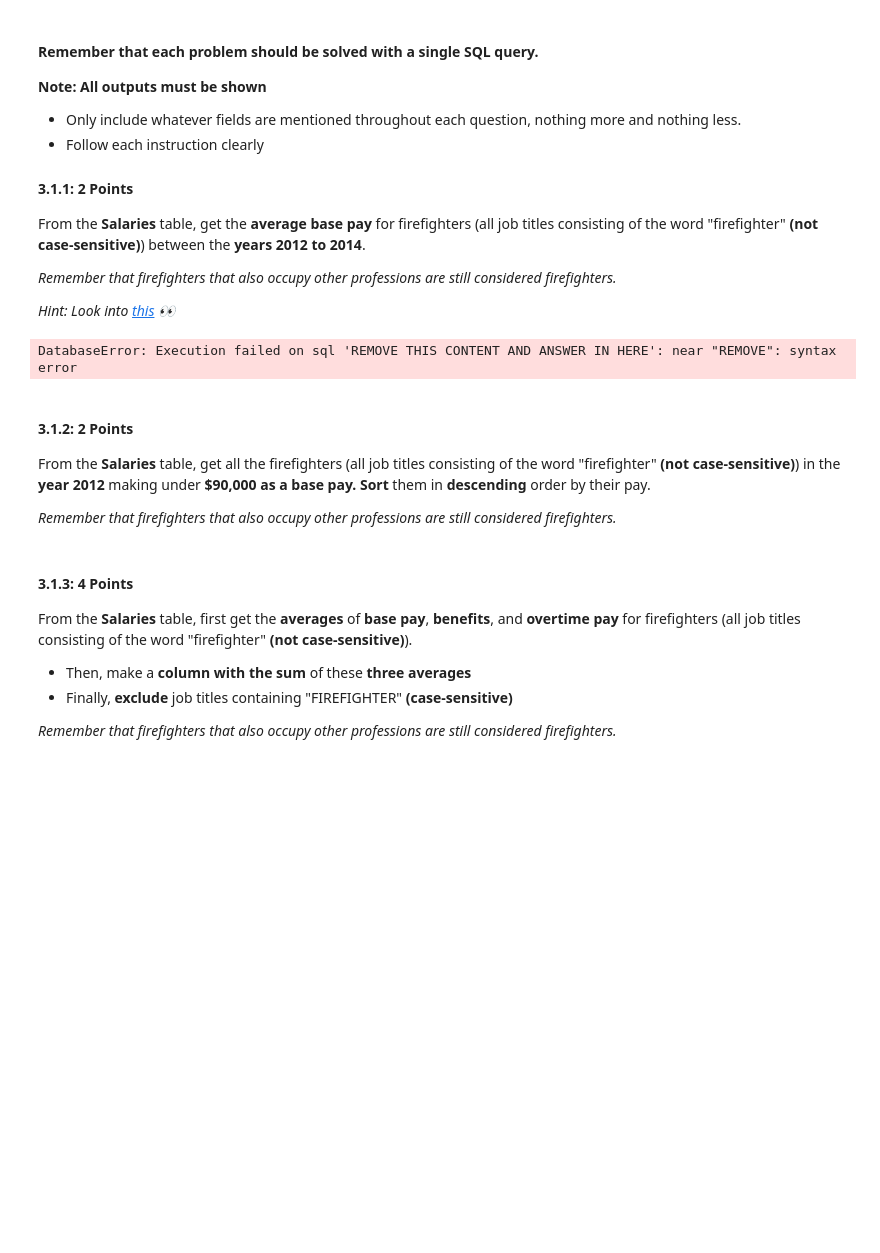
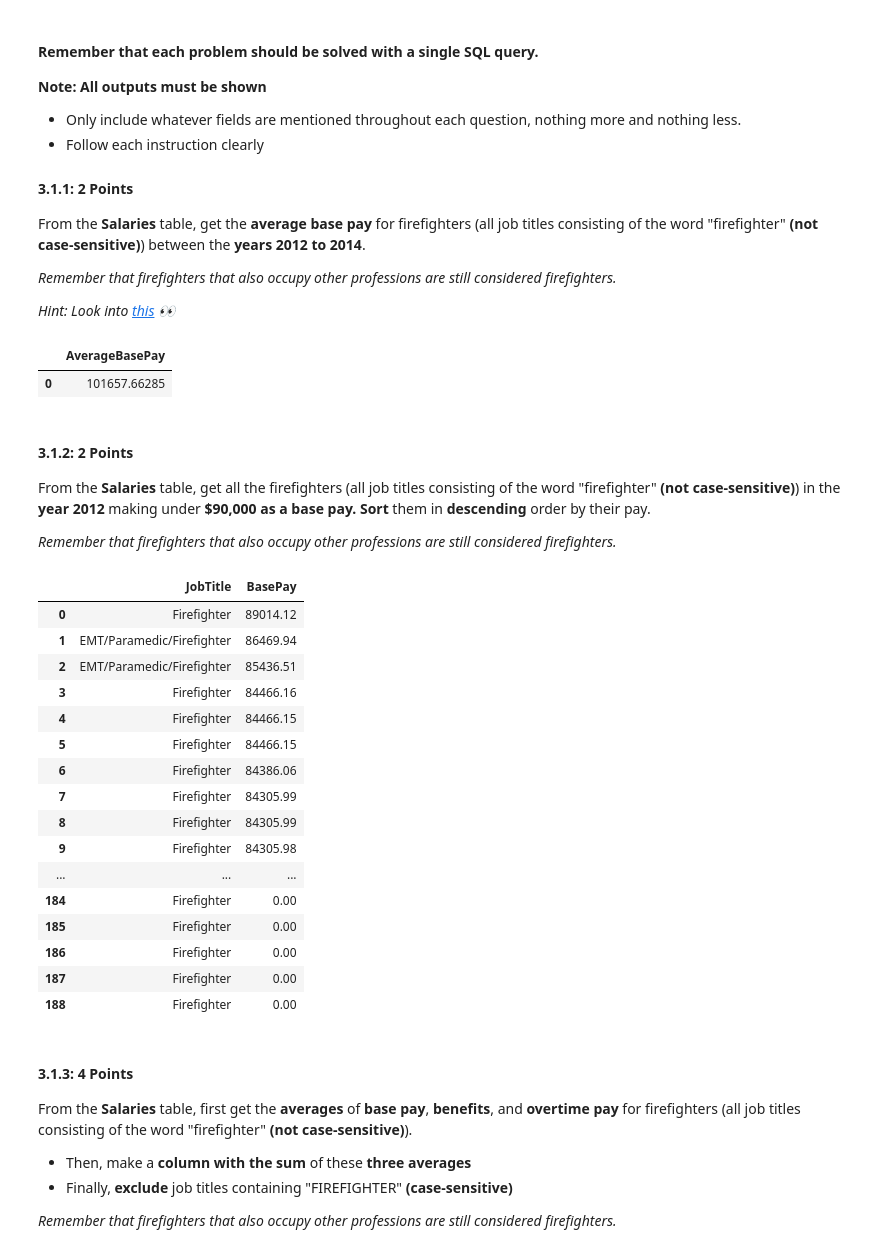
Before and after one commit to alem425/amorgCMSC320_Spring25_Git, a Jupyter notebook: HW1/CMSC320_HW1_Spring2025.ipynb, the cells around one changed output. Cells and saved outputs as stored; diff of their text form; code cells hidden in the pictures; blank space fills up the shorter version.

```diff
--- a/HW1/CMSC320_HW1_Spring2025.ipynb
+++ b/HW1/CMSC320_HW1_Spring2025.ipynb
@@ -527,24 +491,53 @@ From the **Salaries** table, get the **average base pay** for firefighters (all
 
 *Hint: Look into [this](https://www.w3schools.com/mysql/mysql_wildcards.asp) 👀*
 # %%
-query = 'FROM Salaries GET '
+query = '''SELECT AVG(BasePay) AS AverageBasePay
+FROM Salaries
+WHERE LOWER(JobTitle) LIKE '%firefighter'
+AND Year BETWEEN 2012 AND 2014;
+'''
 
 # KEEP THIS. It will display the whole dataframe.
 df = pd.read_sql(query, conn)
 df
 # %% [output]
-DatabaseError: Execution failed on sql 'REMOVE THIS CONTENT AND ANSWER IN HERE': near "REMOVE": syntax error
+|  | AverageBasePay |
+| 0 | 101657.66285 |
 # %% [markdown]
 #### **3.1.2: 2 Points**
 From the **Salaries** table, get all the firefighters (all job titles consisting of the word "firefighter" **(not case-sensitive)**) in the **year 2012** making under **$90,000 as a base pay.** **Sort** them in **descending** order by their pay.
 
 *Remember that firefighters that also occupy other professions are still considered firefighters.*
 # %%
-query = 'REMOVE THIS CONTENT AND ANSWER IN HERE'
-
+query = '''
+SELECT JobTitle, BasePay
+FROM Salaries
+WHERE Year = 2012
+AND LOWER(JobTitle) LIKE '%firefighter%'
+AND BasePay < 90000
+ORDER BY BasePay DESC
+'''
 # KEEP THIS. It will display the whole dataframe.
 df = pd.read_sql(query, conn)
 df
+# %% [output]
+|  | JobTitle | BasePay |
+| 0 | Firefighter | 89014.12 |
+| 1 | EMT/Paramedic/Firefighter | 86469.94 |
+| 2 | EMT/Paramedic/Firefighter | 85436.51 |
+| 3 | Firefighter | 84466.16 |
+| 4 | Firefighter | 84466.15 |
+| 5 | Firefighter | 84466.15 |
+| 6 | Firefighter | 84386.06 |
+| 7 | Firefighter | 84305.99 |
+| 8 | Firefighter | 84305.99 |
+| 9 | Firefighter | 84305.98 |
+| ... | ... | ... |
+| 184 | Firefighter | 0.00 |
+| 185 | Firefighter | 0.00 |
+| 186 | Firefighter | 0.00 |
+| 187 | Firefighter | 0.00 |
+| 188 | Firefighter | 0.00 |
 # %% [markdown]
 #### **3.1.3: 4 Points**
 From the **Salaries** table, first get the **averages** of **base pay**, **benefits**, and **overtime pay** for firefighters (all job titles consisting of the word "firefighter" **(not case-sensitive)**).
```
Also changed, not shown: parts of 14 cells of this notebook, 3 other files.
